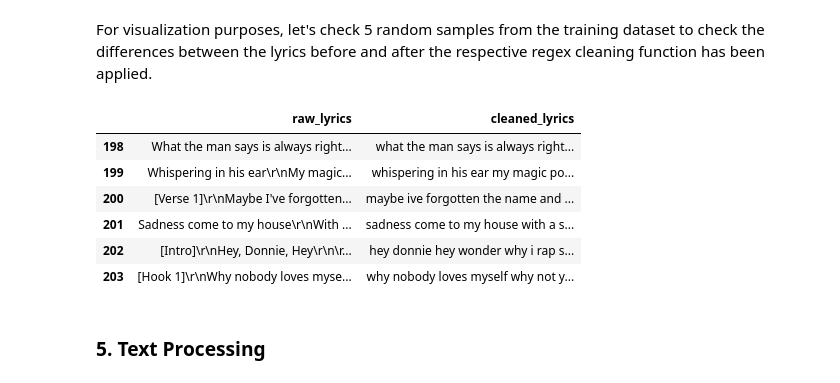
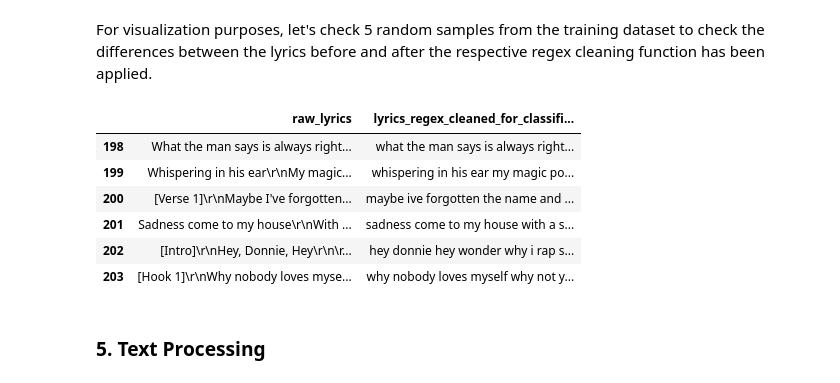
Before and after one commit to tiago2806/text-mining-project, a Jupyter notebook: 02 Data Exploration and Preprocessing.ipynb, the cells around one changed output. Cells and saved outputs as stored; diff of their text form; code cells hidden in the pictures.

```diff
--- a/02 Data Exploration and Preprocessing.ipynb
+++ b/02 Data Exploration and Preprocessing.ipynb
@@ -677,9 +701,9 @@ test_dataset['lyrics_regex_cleaned_for_classification'] = test_dataset['lyrics_r
 # %% [markdown]
 For visualization purposes, let's check 5 random samples from the training dataset to check the differences between the lyrics before and after the respective regex cleaning function has been applied.
 # %%
-train_dataset[['raw_lyrics', 'cleaned_lyrics']].iloc[198:204]
+train_dataset[['raw_lyrics', 'lyrics_regex_cleaned_for_classification']].iloc[198:204]
 # %% [output]
-|  | raw_lyrics | cleaned_lyrics |
+|  | raw_lyrics | lyrics_regex_cleaned_for_classifi... |
 | 198 | What the man says is always right... | what the man says is always right... |
 | 199 | Whispering in his ear\r\nMy magic... | whispering in his ear my magic po... |
 | 200 | [Verse 1]\r\nMaybe I've forgotten... | maybe ive forgotten the name and ... |
```
Also changed, not shown: parts of 11 cells of this notebook, 15 other files.
